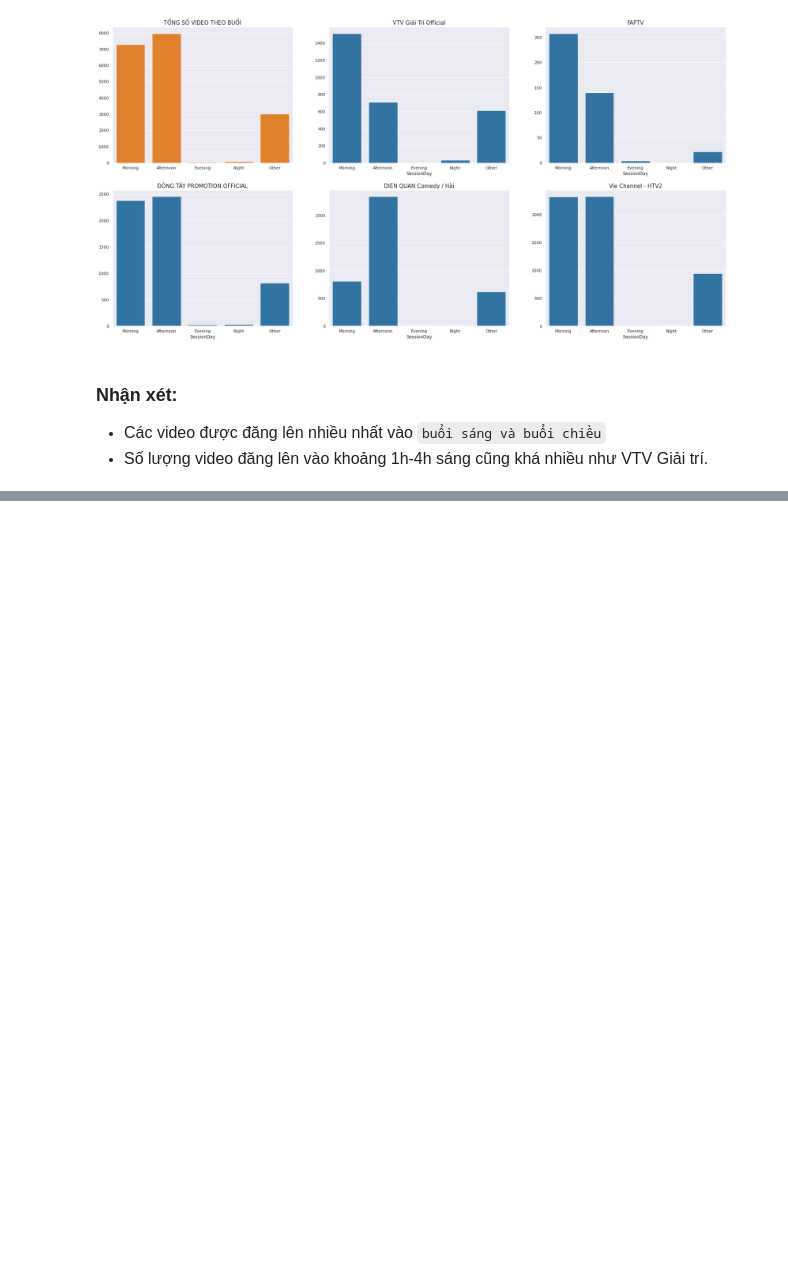
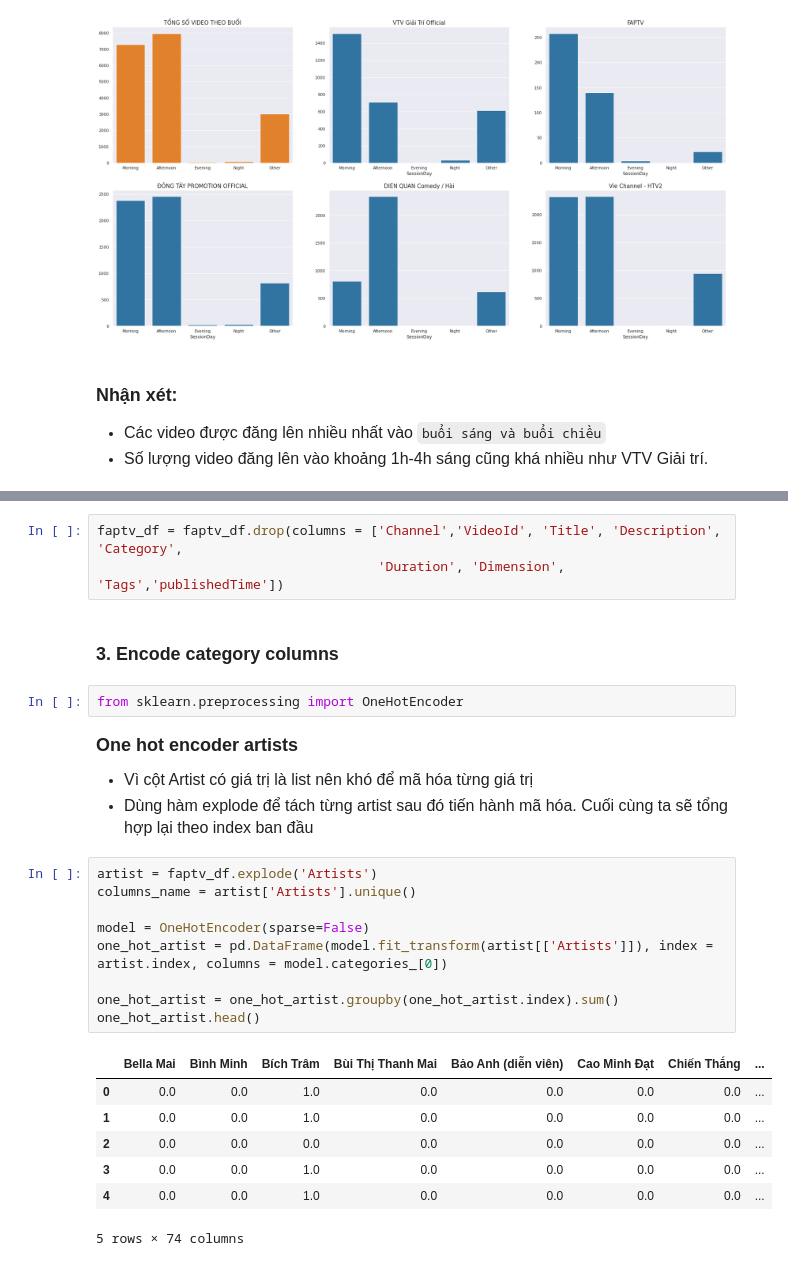
Before and after one commit to ShinNgao12/Analysis-Comedy-channels-in-youtube-, a Jupyter notebook: Explode data.ipynb, the cells around one changed output, grey strips where cells are left out. Drawn from its saved outputs; the diff is of its cells as text; blank space fills up the shorter version.

```diff
--- a/Explode data.ipynb
+++ b/Explode data.ipynb
@@ -764,0 +604,28 @@ plt.show()
+# %%
+faptv_df = faptv_df.drop(columns = ['Channel','VideoId', 'Title', 'Description', 'Category',
+                                    'Duration', 'Dimension', 'Tags','publishedTime'])
+# %% [markdown]
+### 3. Encode category columns
+# %%
+from sklearn.preprocessing import OneHotEncoder
+# %% [markdown]
+**<font size ='4'>One hot encoder artists</font>**
+- <font size ='3'>Vì cột Artist có giá trị là list nên khó để  mã hóa từng giá trị</font>
+- <font size ='3'>Dùng hàm explode để tách từng artist sau đó tiến hành mã hóa. Cuối cùng ta sẽ tổng hợp lại theo index ban đầu</font>
+# %%
+artist = faptv_df.explode('Artists')
+columns_name = artist['Artists'].unique()
+
+model = OneHotEncoder(sparse=False)
+one_hot_artist = pd.DataFrame(model.fit_transform(artist[['Artists']]), index = artist.index, columns = model.categories_[0])
+
+one_hot_artist = one_hot_artist.groupby(one_hot_artist.index).sum()
+one_hot_artist.head()
+# %% [output]
+|  | Bella Mai | Bình Minh | Bích Trâm | Bùi Thị Thanh Mai | Bảo Anh (diễn viên) | Cao Minh Đạt | Chiến Thắng | ... |
+| 0 | 0.0 | 0.0 | 1.0 | 0.0 | 0.0 | 0.0 | 0.0 | ... |
+| 1 | 0.0 | 0.0 | 1.0 | 0.0 | 0.0 | 0.0 | 0.0 | ... |
+| 2 | 0.0 | 0.0 | 0.0 | 0.0 | 0.0 | 0.0 | 0.0 | ... |
+| 3 | 0.0 | 0.0 | 1.0 | 0.0 | 0.0 | 0.0 | 0.0 | ... |
+| 4 | 0.0 | 0.0 | 1.0 | 0.0 | 0.0 | 0.0 | 0.0 | ... |
+5 rows × 74 columns
```
Also changed, not shown: parts of 63 cells of this notebook.
